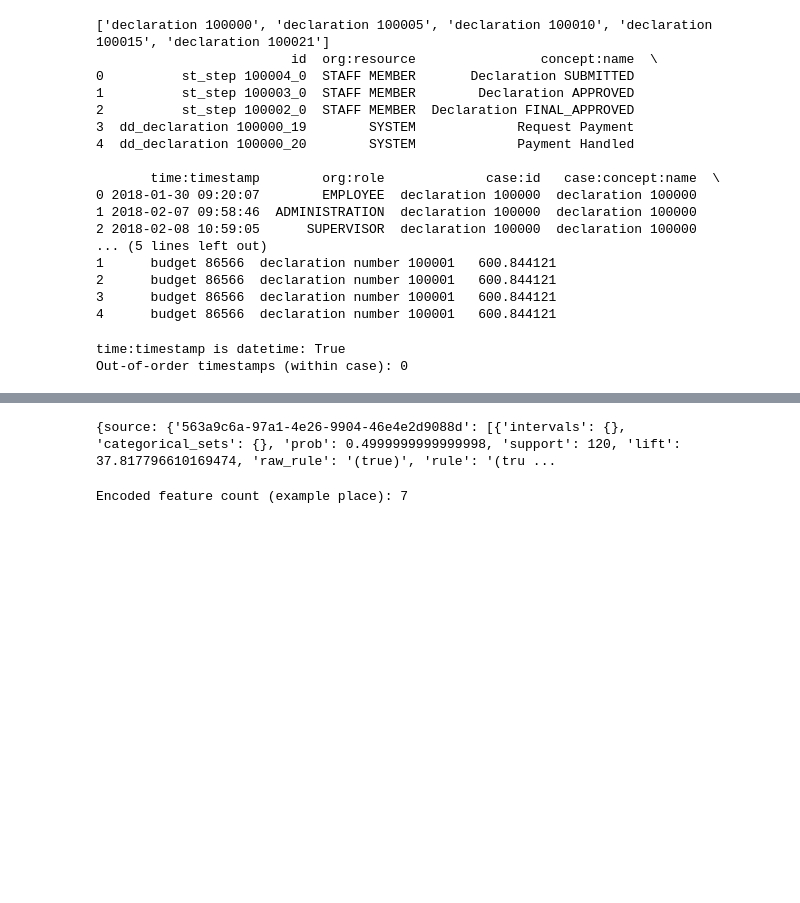
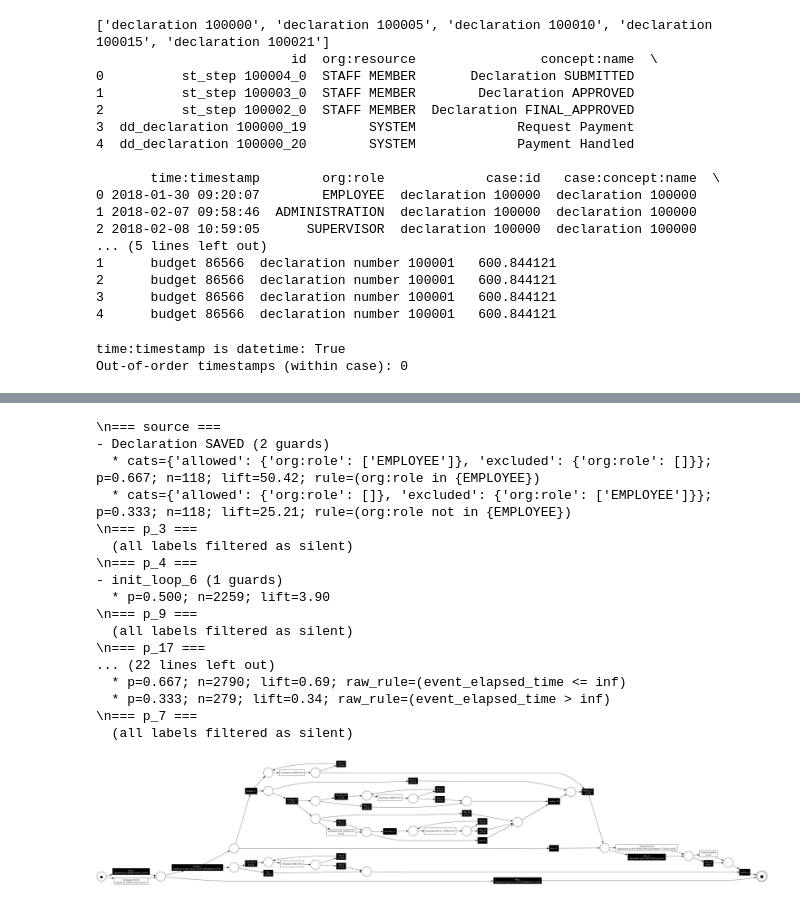
Before and after one commit to henryk-mustroph/decision_aware_suffix_prediction_framework, a Jupyter notebook: src/notebooks/BPIC20_DD_decision_mining.ipynb, the cells around one changed output, grey strips where cells are left out. Saved outputs shown, nothing was run; the diff lists cells and outputs as text; code cells hidden in the pictures; blank space fills up the shorter version.

Commit message:
adopted the decision mining approach

```diff
--- a/src/notebooks/BPIC20_DD_decision_mining.ipynb
+++ b/src/notebooks/BPIC20_DD_decision_mining.ipynb
@@ -112,7 +112,6 @@ with open(petri_net_path, 'rb') as f:
     net, im, fm = pickle.load(f)
 # %%
 # Input: GenerateTransitionGuards Algorithm
-
 # - N = (P,T,F): A Petri net without data
 petri_net=(net, im, fm)
 
@@ -132,12 +131,9 @@ alignments = [align_dict['alignment'] for align_dict in aligned_traces]
 print(alignments[0:5])
 
 # attributes to be considered for decision mining:
-dynamic_attributes = [
-    'org:resource',
-    'org:role',
-    'event_elapsed_time',
-]
-static_attributes = [
-    'case:Amount'
-]
+dynamic_attributes = ['org:resource',
+                      'org:role',
+                      'event_elapsed_time']
+
+static_attributes = ['case:Amount']
 # %% [output]
@@ -183,14 +162,36 @@ guards = dd.extract_probabilistic_guards(mining_result=res,
 # %%
-print(guards)
+"""
+Example:
+- p=0.667; n=90; lift=27.14; rule=(Resource=nan <= 0.5)
+
+Interpretation at this place p_X (decision point):
+    - rule: the condition on prefix features that defines a leaf/region of the decision tree.
+    - p: estimated probability that the target transition (the header above the guard) is chosen given the rule holds.
+    - n: number of training samples (prefixes) that satisfied the rule (support).
+    - lift: how much more likely that transition is under the rule compared to its baseline probability at that decision point.
+
+Notes on empty/missing rules:
+    - If you see guards with only p/n/lift and no rule, that means the simplified rule is (true).
+    This can happen if the tree leaf is effectively “global” (no splits), OR if the only splits were on missingness dummy variables (e.g., Resource=nan) that we intentionally hide.
+"""
+
+dd.print_summary_and_visualize(guards=guards)
 # %% [output]
-{source: {'563a9c6a-97a1-4e26-9904-46e4e2d9088d': [{'intervals': {}, 'categorical_sets': {}, 'prob': 0.4999999999999998, 'support': 120, 'lift': 37.817796610169474, 'raw_rule': '(true)', 'rule': '(tru ...
+\n=== source ===
+- Declaration SAVED (2 guards)
+  * cats={'allowed': {'org:role': ['EMPLOYEE']}, 'excluded': {'org:role': []}}; p=0.667; n=118; lift=50.42; rule=(org:role in {EMPLOYEE})
+  * cats={'allowed': {'org:role': []}, 'excluded': {'org:role': ['EMPLOYEE']}}; p=0.333; n=118; lift=25.21; rule=(org:role not in {EMPLOYEE})
+\n=== p_3 ===
+  (all labels filtered as silent)
+\n=== p_4 ===
+- init_loop_6 (1 guards)
+  * p=0.500; n=2259; lift=3.90
+\n=== p_9 ===
+  (all labels filtered as silent)
+\n=== p_17 ===
+... (22 lines left out)
+  * p=0.667; n=2790; lift=0.69; raw_rule=(event_elapsed_time <= inf)
+  * p=0.333; n=279; lift=0.34; raw_rule=(event_elapsed_time > inf)
+\n=== p_7 ===
+  (all labels filtered as silent)
+[figure, added]
-# %%
-# Minimal sanity check: ensure VariantIndex is one-hot (categorical) in at least one trained model
-if res.models:
-    first_model = next(iter(res.models.values())).estimator
-    fn = getattr(first_model, "feature_names", [])
-    print("Encoded feature count (example place):", len(fn))
-else:
-    print("No models trained (res.models is empty)")
-# %% [output]
-Encoded feature count (example place): 7
```
Also changed, not shown: parts of 4 cells of this notebook, 14 other files.
